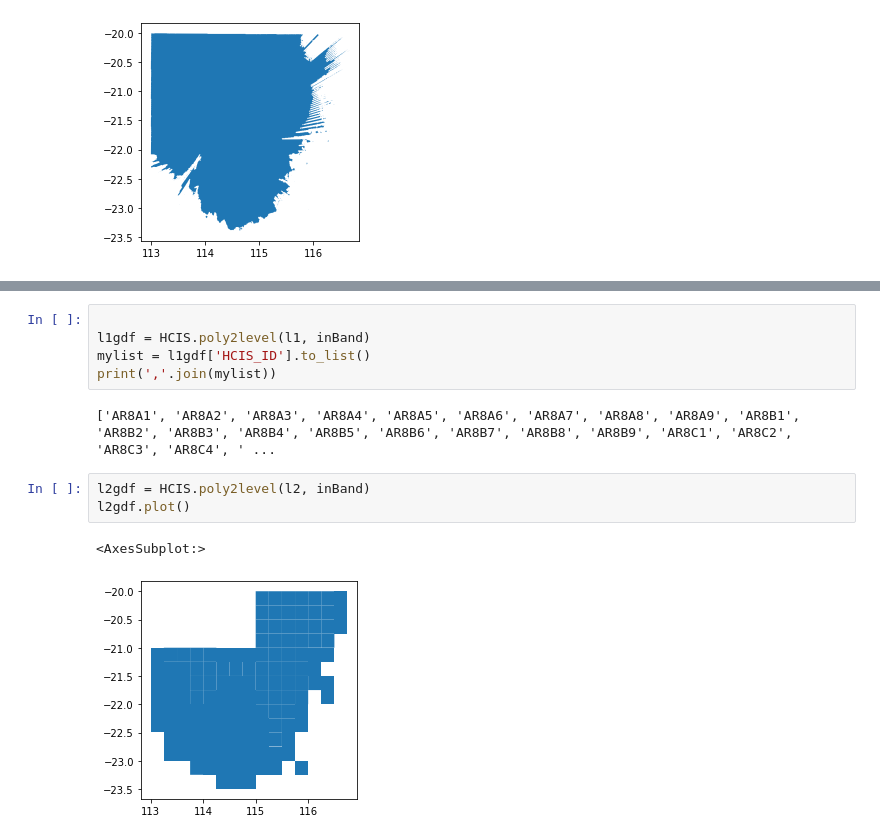
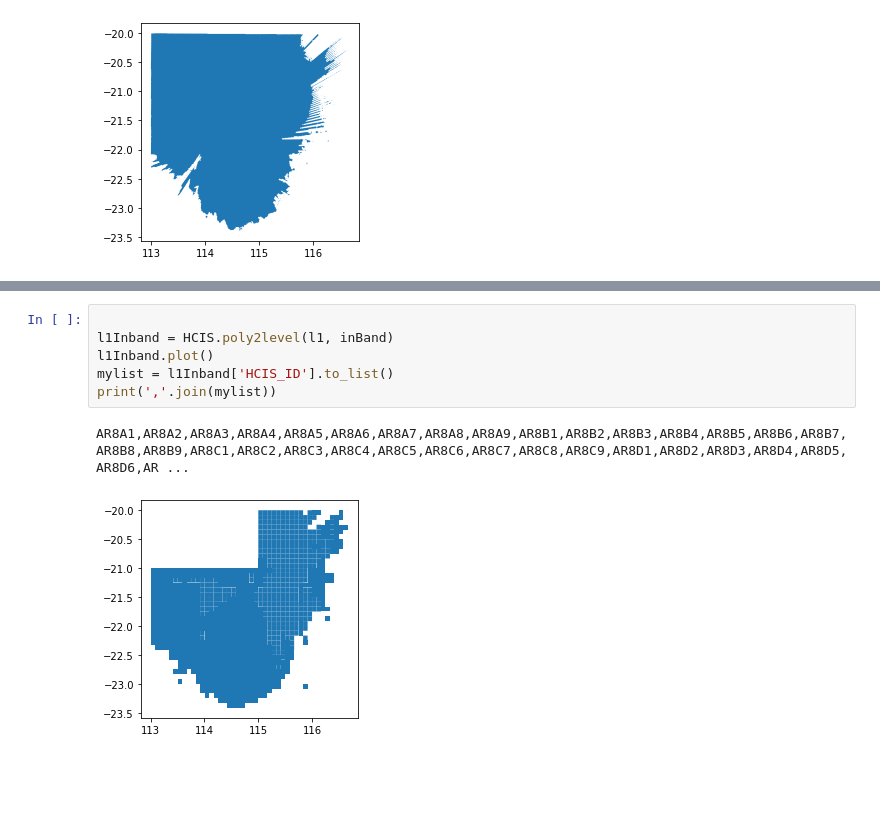
Before and after one commit to navnith-reddy/poly2hcis, a Jupyter notebook: poly2hcis.ipynb, the cells around one changed output, grey strips where cells are left out. Cells and saved outputs as stored; diff of their text form; blank space fills up the shorter version.

Commit message:
completed preliminary poly2hcis script

```diff
--- a/poly2hcis.ipynb
+++ b/poly2hcis.ipynb
@@ -19,13 +26,9 @@ inBand.plot()
 # %%
 
-l1gdf = HCIS.poly2level(l1, inBand)
-mylist = l1gdf['HCIS_ID'].to_list()
+l1Inband = HCIS.poly2level(l1, inBand)
+l1Inband.plot()
+mylist = l1Inband['HCIS_ID'].to_list()
 print(','.join(mylist))
 # %% [output]
-['AR8A1', 'AR8A2', 'AR8A3', 'AR8A4', 'AR8A5', 'AR8A6', 'AR8A7', 'AR8A8', 'AR8A9', 'AR8B1', 'AR8B2', 'AR8B3', 'AR8B4', 'AR8B5', 'AR8B6', 'AR8B7', 'AR8B8', 'AR8B9', 'AR8C1', 'AR8C2', 'AR8C3', 'AR8C4', ' ...
+AR8A1,AR8A2,AR8A3,AR8A4,AR8A5,AR8A6,AR8A7,AR8A8,AR8A9,AR8B1,AR8B2,AR8B3,AR8B4,AR8B5,AR8B6,AR8B7,AR8B8,AR8B9,AR8C1,AR8C2,AR8C3,AR8C4,AR8C5,AR8C6,AR8C7,AR8C8,AR8C9,AR8D1,AR8D2,AR8D3,AR8D4,AR8D5,AR8D6,AR ...
+[figure, added]
-# %%
-l2gdf = HCIS.poly2level(l2, inBand)
-l2gdf.plot()
-# %% [output]
-<AxesSubplot:>
-[figure, removed]
```
Also changed, not shown: parts of 5 cells of this notebook, 3 other files.
